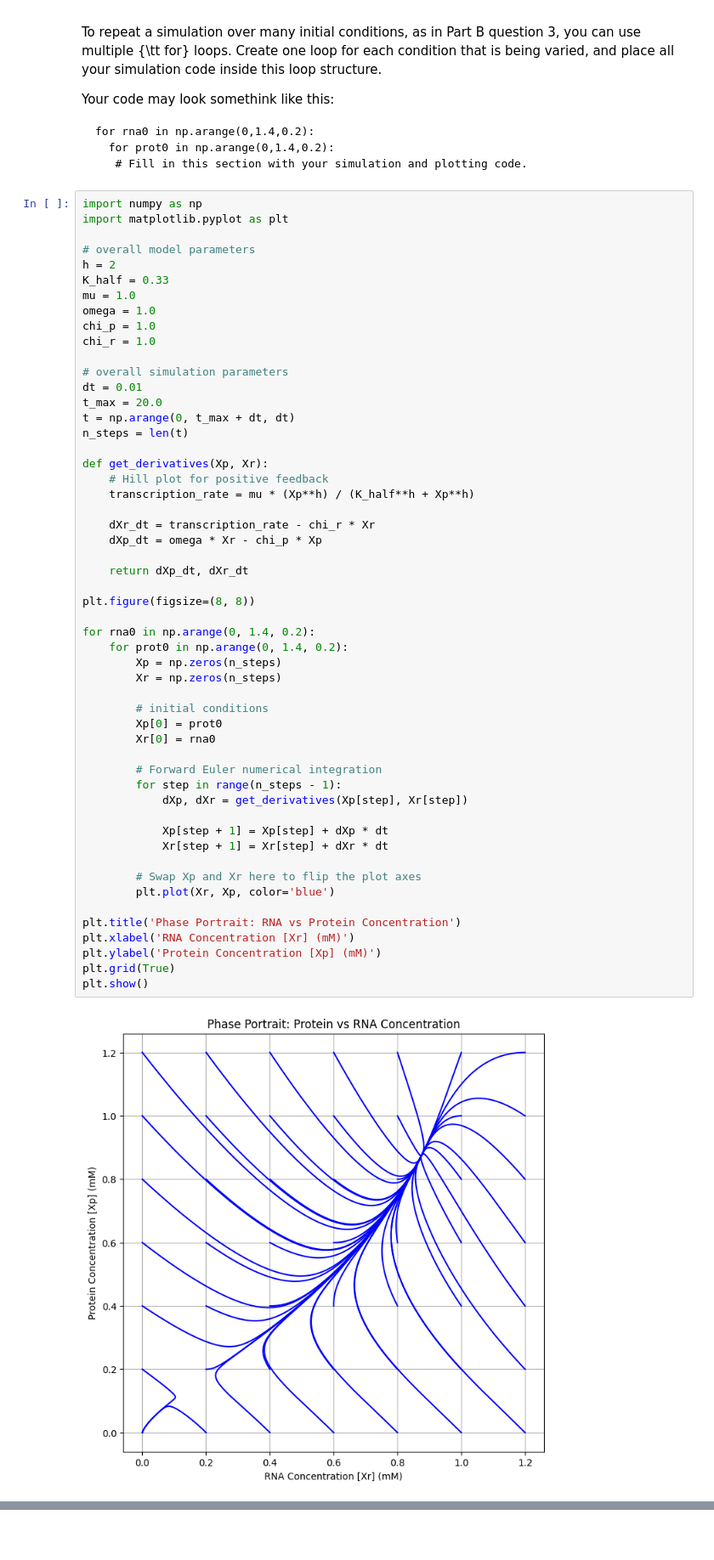
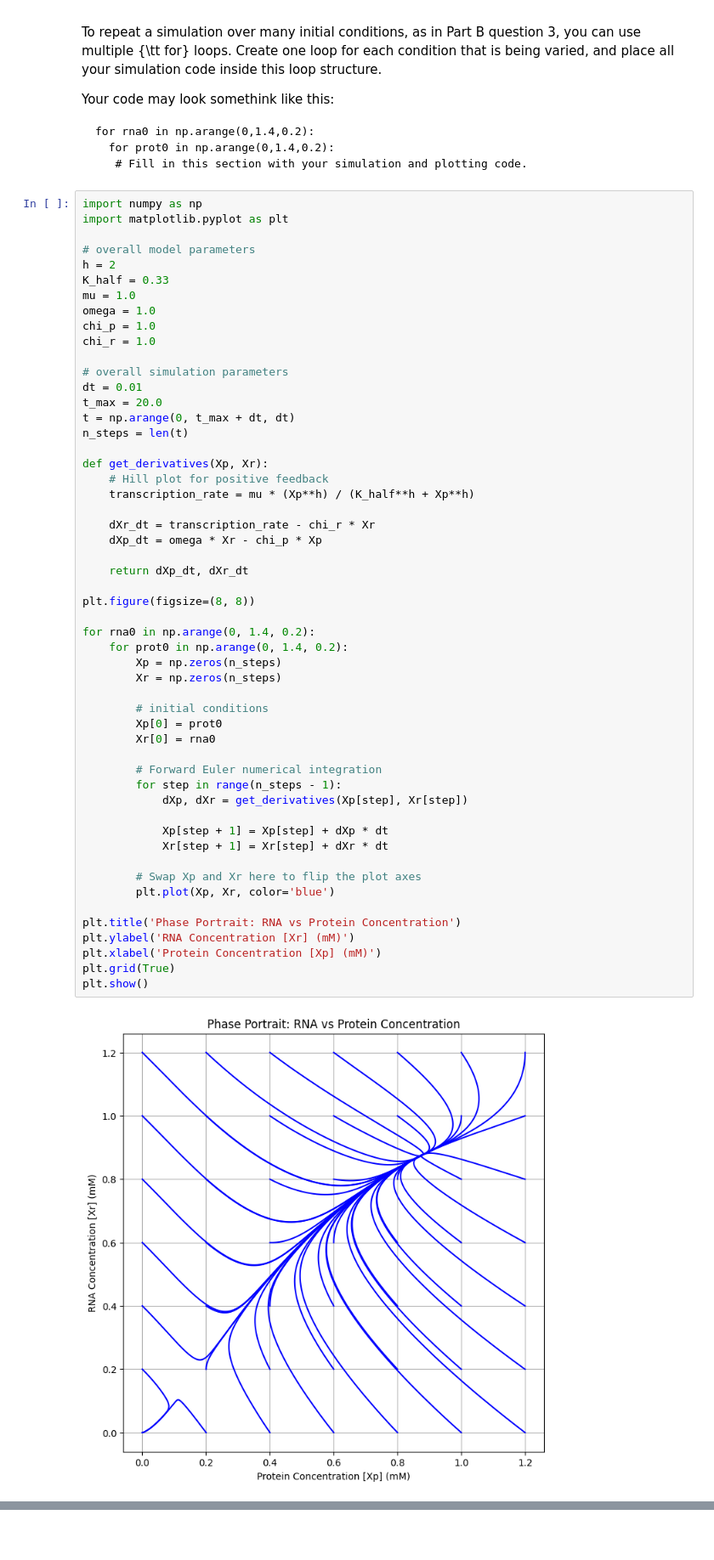
Before and after one commit to hollyxue05/AMS-332-Physiological-Systems-Modeling, a Jupyter notebook: Simulating_an_autoregulatory_gene_.ipynb, the cells around one changed output, grey strips where cells are left out. Shown at 85% size. Saved outputs shown, nothing was run; the diff lists cells and outputs as text.

Commit message:
fix axis on second set of graphs

```diff
--- a/Simulating_an_autoregulatory_gene_.ipynb
+++ b/Simulating_an_autoregulatory_gene_.ipynb
@@ -167,37 +167,37 @@ def get_derivatives(Xp, Xr):
 
     dXr_dt = transcription_rate - chi_r * Xr
     dXp_dt = omega * Xr - chi_p * Xp
 
     return dXp_dt, dXr_dt
 
 plt.figure(figsize=(8, 8))
 
 for rna0 in np.arange(0, 1.4, 0.2):
     for prot0 in np.arange(0, 1.4, 0.2):
         Xp = np.zeros(n_steps)
         Xr = np.zeros(n_steps)
 
         # initial conditions
         Xp[0] = prot0
         Xr[0] = rna0
 
         # Forward Euler numerical integration
         for step in range(n_steps - 1):
             dXp, dXr = get_derivatives(Xp[step], Xr[step])
 
             Xp[step + 1] = Xp[step] + dXp * dt
             Xr[step + 1] = Xr[step] + dXr * dt
 
         # Swap Xp and Xr here to flip the plot axes
-        plt.plot(Xr, Xp, color='blue')
+        plt.plot(Xp, Xr, color='blue')
 
 plt.title('Phase Portrait: RNA vs Protein Concentration')
-plt.xlabel('RNA Concentration [Xr] (mM)')
-plt.ylabel('Protein Concentration [Xp] (mM)')
+plt.ylabel('RNA Concentration [Xr] (mM)')
+plt.xlabel('Protein Concentration [Xp] (mM)')
 plt.grid(True)
 plt.show()
 # %% [output]
-[figure, old version]
+[figure, new version]
 # %% [markdown]
 ## Interpreting your results
 
```
